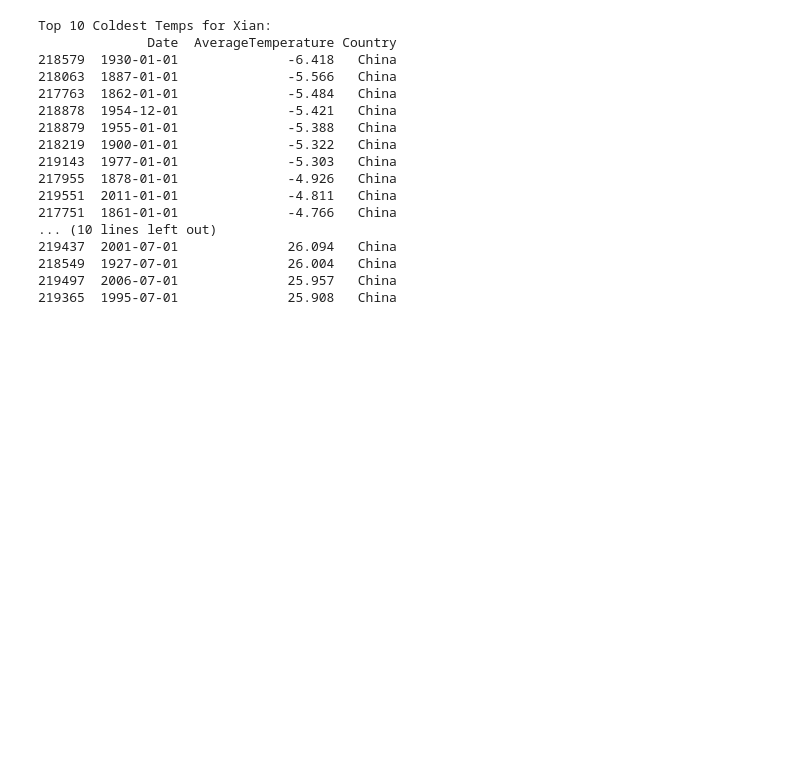
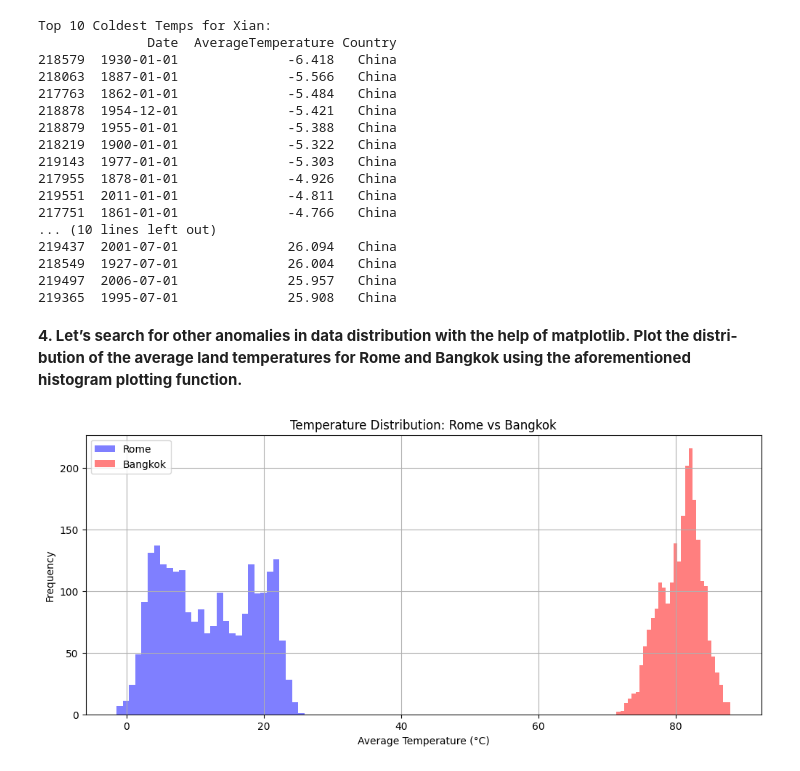
Before and after one commit to taha-kms/DSE_POLITO, a Jupyter notebook: DSL_LAB_2/dsl-lab-2.ipynb, the cells around one changed output. Drawn from its saved outputs; the diff is of its cells as text; code cells hidden in the pictures; blank space fills up the shorter version.

```diff
--- a/DSL_LAB_2/dsl-lab-2.ipynb
+++ b/DSL_LAB_2/dsl-lab-2.ipynb
@@ -106,3 +107,32 @@ Top 10 Coldest Temps for Xian:
 218549  1927-07-01              26.004   China
 219497  2006-07-01              25.957   China
 219365  1995-07-01              25.908   China
+# %% [markdown]
+**4. Let’s search for other anomalies in data distribution with the help of matplotlib. Plot the distri-
+bution of the average land temperatures for Rome and Bangkok using the aforementioned histogram
+plotting function.**
+# %%
+df.columns = df.columns.str.lower()
+
+# Ensure temperature column exists
+if "averagetemperature" in df.columns and "city" in df.columns:
+    # Filter data for Rome and Bangkok
+    rome_data = df[df["city"].str.lower() == "rome"]["averagetemperature"].dropna()
+    bangkok_data = df[df["city"].str.lower() == "bangkok"]["averagetemperature"].dropna()
+
+    # Plot histograms
+    plt.figure(figsize=(12, 5))
+
+    plt.hist(rome_data, bins=30, alpha=0.5, label="Rome", color="blue")
+    plt.hist(bangkok_data, bins=30, alpha=0.5, label="Bangkok", color="red")
+
+    plt.xlabel("Average Temperature (°C)")
+    plt.ylabel("Frequency")
+    plt.title("Temperature Distribution: Rome vs Bangkok")
+    plt.legend()
+    plt.grid(True)
+    plt.show()
+else:
+    print("Required columns not found in the dataset.")
+# %% [output]
+[figure, added]
```
Also changed, not shown: parts of 3 cells of this notebook.
